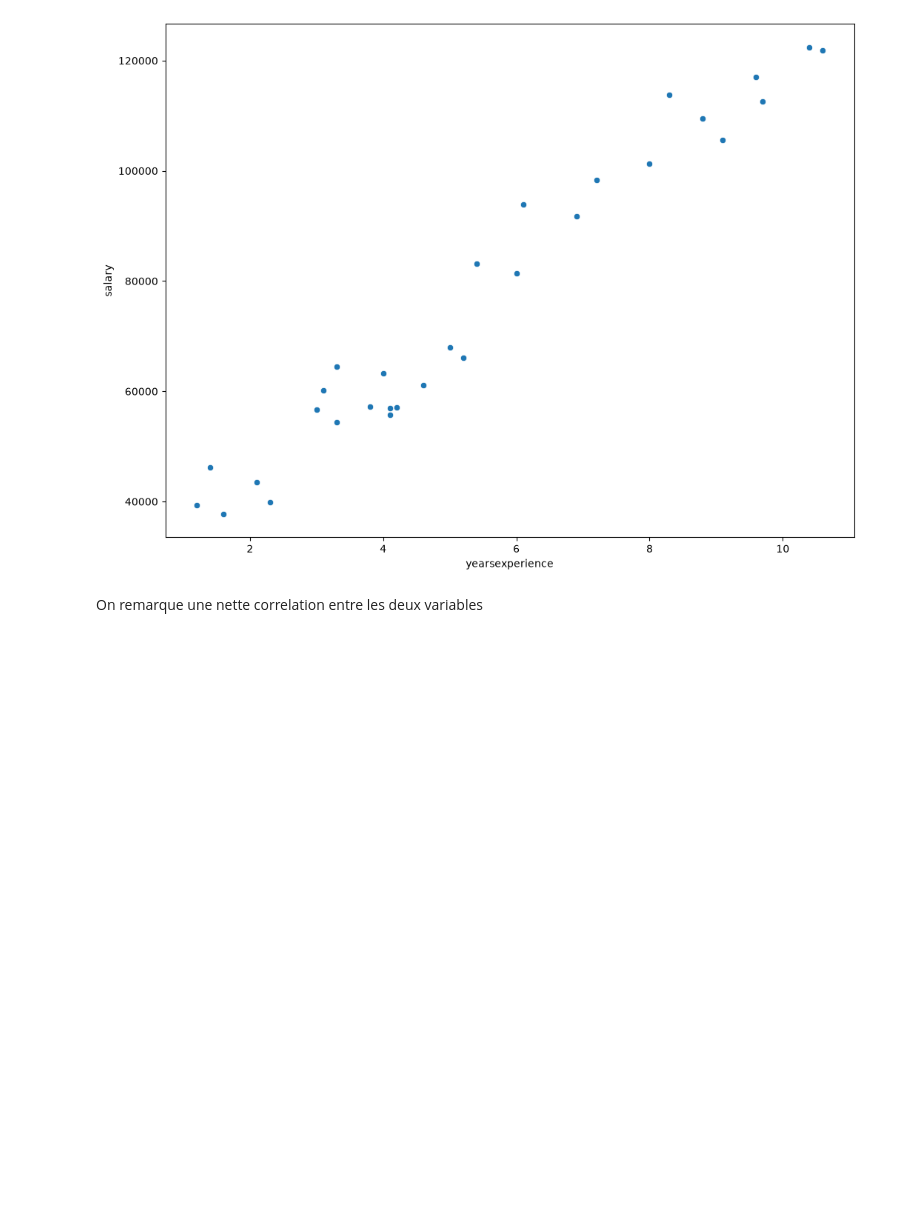
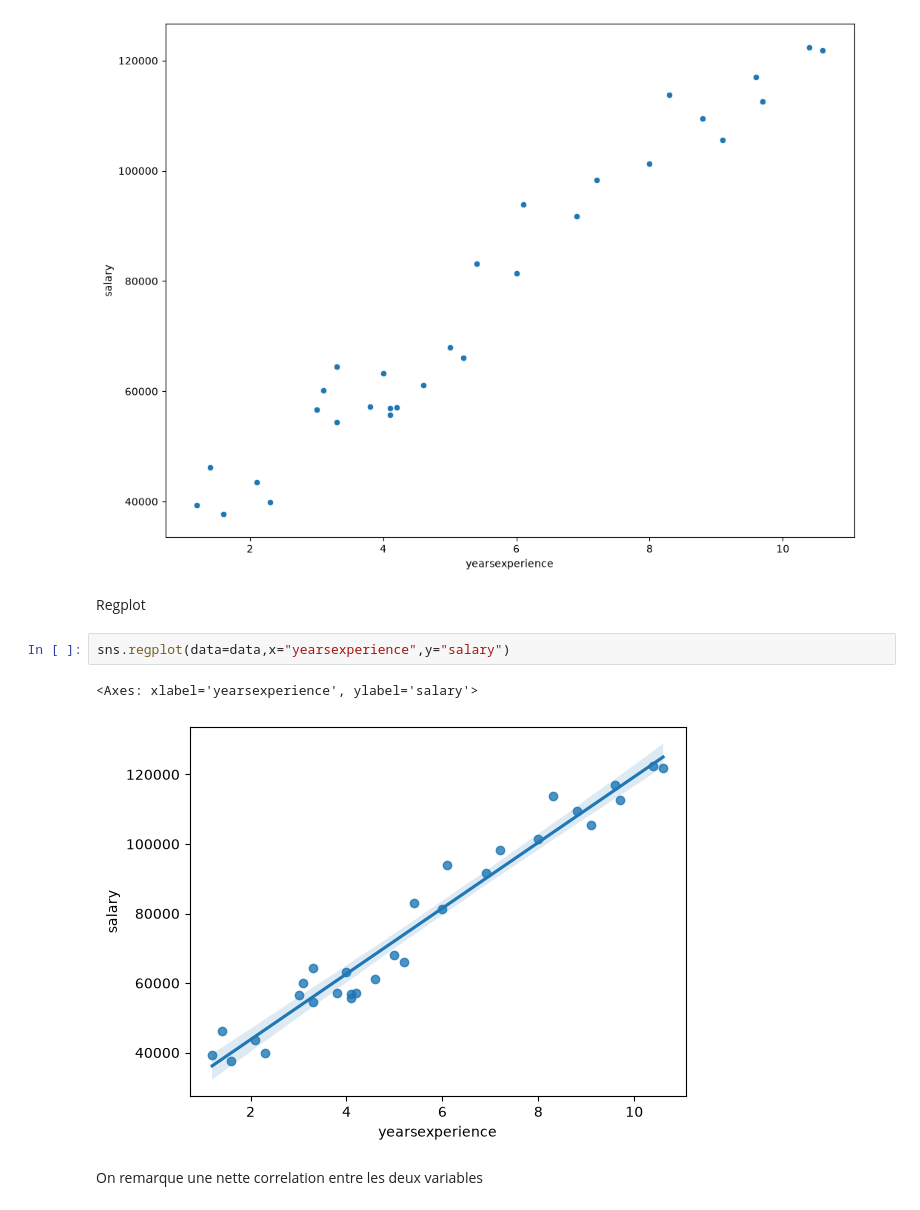
Before and after one commit to Harlequelrah/salary_linear_regression, a Jupyter notebook: main.ipynb, the cells around one changed output. Cells and saved outputs as stored; diff of their text form; blank space fills up the shorter version.

```diff
--- a/main.ipynb
+++ b/main.ipynb
@@ -132,6 +132,13 @@ sns.scatterplot(data=data,x="yearsexperience",y="salary")
 plt.show()
 # %% [output]
 [figure]
+# %% [markdown]
+Regplot
+# %%
+sns.regplot(data=data,x="yearsexperience",y="salary")
+# %% [output]
+<Axes: xlabel='yearsexperience', ylabel='salary'>
+[figure, added]
 # %% [markdown]
 On remarque une nette correlation entre les deux variables
 # %%
```
Also changed, not shown: parts of 15 cells of this notebook.
